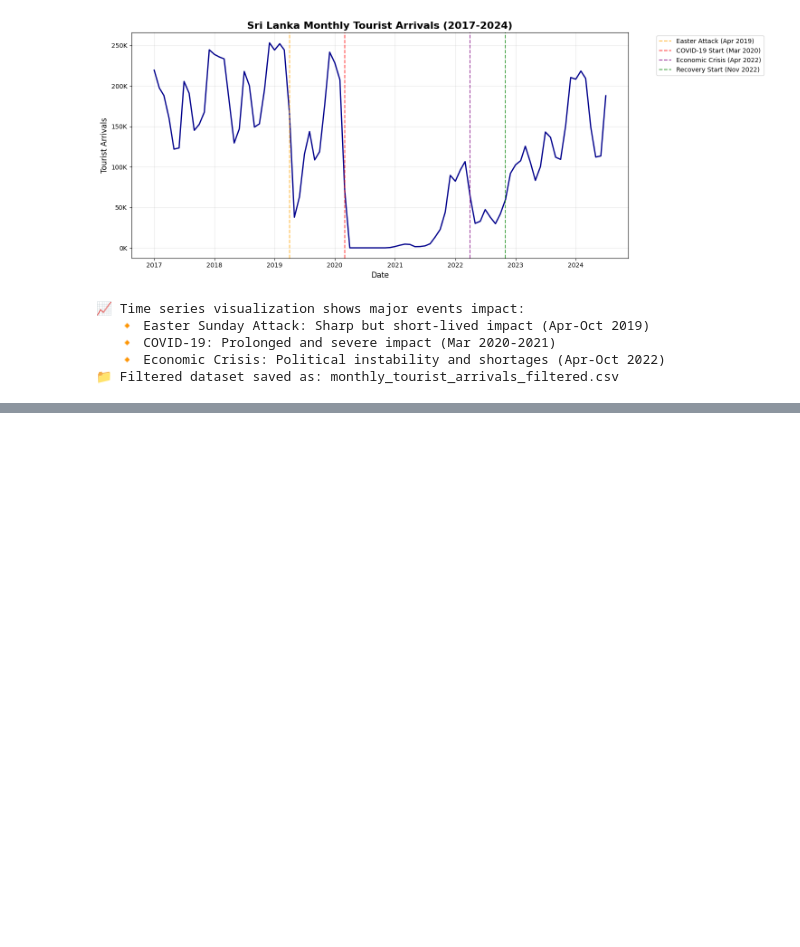
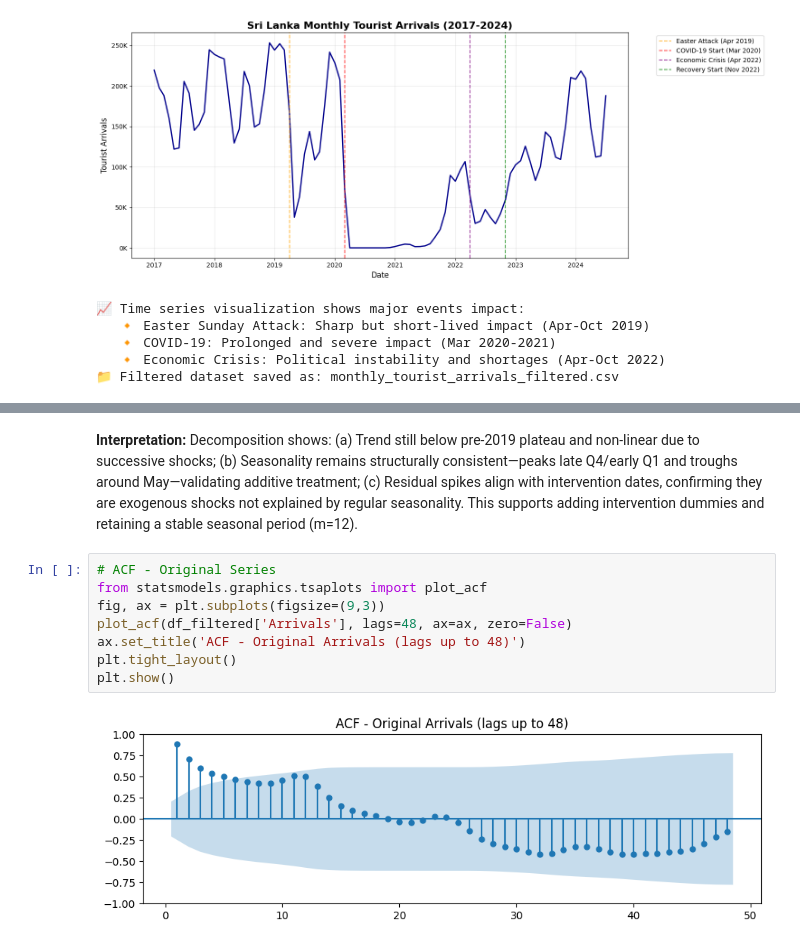
Before and after one commit to j2damax/timeseries-forecasting-sl-tourism, a Jupyter notebook: notebooks/01_Data_Ingestion_and_EDA.ipynb, the cells around one changed output, grey strips where cells are left out. Drawn from its saved outputs; the diff is of its cells as text; blank space fills up the shorter version.

```diff
--- a/notebooks/01_Data_Ingestion_and_EDA.ipynb
+++ b/notebooks/01_Data_Ingestion_and_EDA.ipynb
@@ -273,0 +357,12 @@ print("📁 Filtered dataset saved as: monthly_tourist_arrivals_filtered.csv")
+# %% [markdown]
+**Interpretation:** Decomposition shows: (a) Trend still below pre-2019 plateau and non-linear due to successive shocks; (b) Seasonality remains structurally consistent—peaks late Q4/early Q1 and troughs around May—validating additive treatment; (c) Residual spikes align with intervention dates, confirming they are exogenous shocks not explained by regular seasonality. This supports adding intervention dummies and retaining a stable seasonal period (m=12).
+# %%
+# ACF - Original Series
+from statsmodels.graphics.tsaplots import plot_acf
+fig, ax = plt.subplots(figsize=(9,3))
+plot_acf(df_filtered['Arrivals'], lags=48, ax=ax, zero=False)
+ax.set_title('ACF - Original Arrivals (lags up to 48)')
+plt.tight_layout()
+plt.show()
+# %% [output]
+[figure, added]
```
Also changed, not shown: parts of 18 cells of this notebook, 8 other files.
